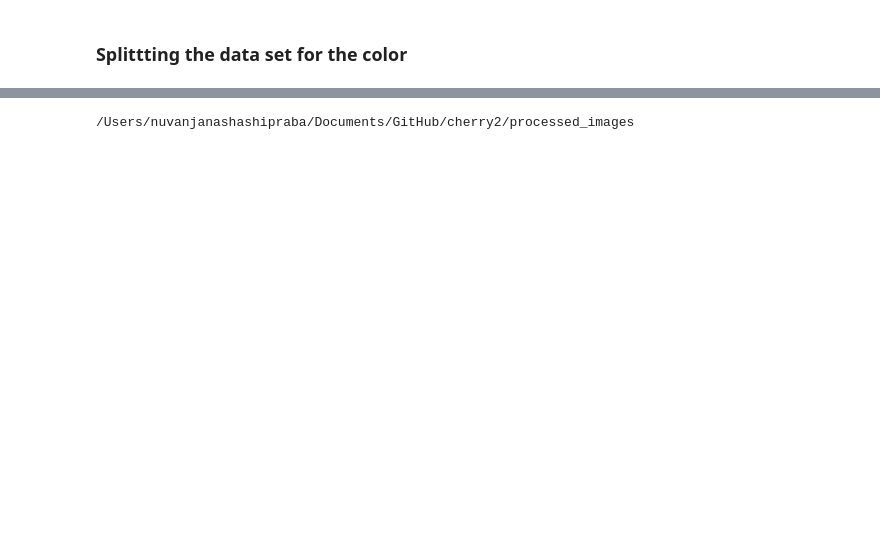
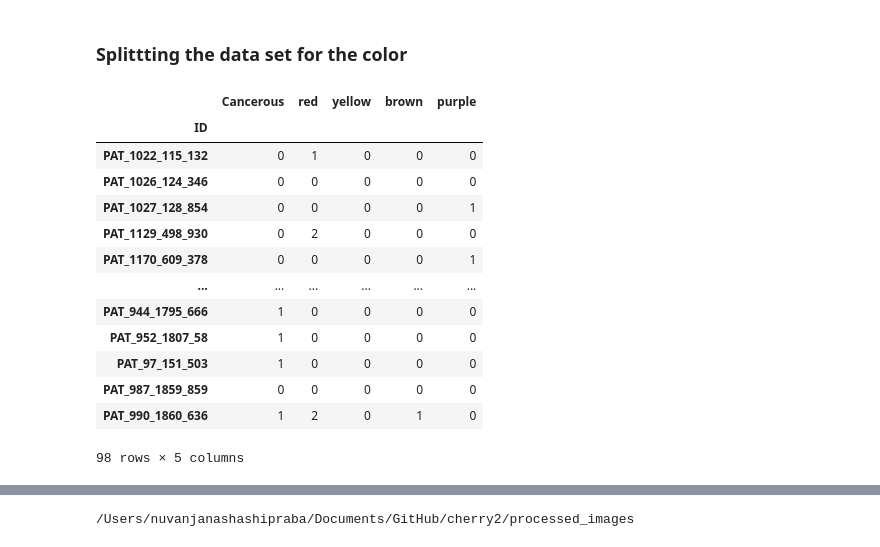
Before and after one commit to aminemine31/cherry2, a Jupyter notebook: G14mainnotebookversion-2.ipynb, the cells around one changed output, grey strips where cells are left out. Saved outputs shown, nothing was run; the diff lists cells and outputs as text; code cells hidden in the pictures; blank space fills up the shorter version.

```diff
--- a/G14mainnotebookversion-2.ipynb
+++ b/G14mainnotebookversion-2.ipynb
@@ -37,0 +63,4 @@ ground_truth = '/Users/theakaroline/Documents/GitHub/Cherry2/ground_truth.csv'
+# %%
+to_be_cancerous_or_not_to_be = groundTruth_df.loc[:, ['Cancerous']]
+#to_be_cancerous_or_not_to_be = groundTruth_df[['ID', 'Cancerous']].copy()
+to_be_cancerous_or_not_to_be
@@ -37,0 +133,22 @@ ground_truth = '/Users/theakaroline/Documents/GitHub/Cherry2/ground_truth.csv'
+# %%
+#cancerous_images = groundTruth_df.index[cancerous_mask].tolist()
+#non_cancerous_images = groundTruth_df.index[non_cancerous_mask].tolist()
+# # #So, cancerous_images is a list of image IDs for cancerous skin lesions
+# # in our GroundTruth dataframe
+
+path_to_all_images = []
+for i in the_path:
+     path_to_all = os.path.join(image_folder_path, i + ".png")
+     path_to_all_images.append(path_to_all)
+
+# #path to cancerous images
+cancerous_with_masks = []
+for i in cancerous_mask_list:
+     cancerous_path = os.path.join(image_folder_path, i + ".png")
+     cancerous_with_masks.append(cancerous_path)
+
+# # #path to non cancerous images
+non_cancerous_with_masks = []
+for i in non_cancerous_mask_list:
+     non_cancerous_path = os.path.join(image_folder_path, i + ".png")
+     non_cancerous_with_masks.append(non_cancerous_path)
@@ -491,3 +583,30 @@ def accuracy_test(k,train,classes,test,classes_test):
     return np.mean(perform1)
 # %% [markdown]
 ### Splittting the data set for the color
+# %%
+red_values = list(map(extract_red_scale, path_to_all_images))
+yellow_values = list(map(extract_yellow_scale, path_to_all_images))
+brown_values = list(map(extract_brown_scale, path_to_all_images))
+purple_values = list(map(extract_purple_scale, path_to_all_images))
+
+to_be_cancerous_or_not_to_be['red'] = np.array(red_values)
+to_be_cancerous_or_not_to_be['yellow'] = np.array(yellow_values)
+to_be_cancerous_or_not_to_be['brown'] = np.array(brown_values)
+to_be_cancerous_or_not_to_be['purple'] = np.array(purple_values)
+to_be_cancerous_or_not_to_be
+# print(df['new_col'] = mylist)
+# %% [output]
+|  | Cancerous | red | yellow | brown | purple |
+| ID |  |  |  |  |  |
+| PAT_1022_115_132 | 0 | 1 | 0 | 0 | 0 |
+| PAT_1026_124_346 | 0 | 0 | 0 | 0 | 0 |
+| PAT_1027_128_854 | 0 | 0 | 0 | 0 | 1 |
+| PAT_1129_498_930 | 0 | 2 | 0 | 0 | 0 |
+| PAT_1170_609_378 | 0 | 0 | 0 | 0 | 1 |
+| ... | ... | ... | ... | ... | ... |
+| PAT_944_1795_666 | 1 | 0 | 0 | 0 | 0 |
+| PAT_952_1807_58 | 1 | 0 | 0 | 0 | 0 |
+| PAT_97_151_503 | 1 | 0 | 0 | 0 | 0 |
+| PAT_987_1859_859 | 0 | 0 | 0 | 0 | 0 |
+| PAT_990_1860_636 | 1 | 2 | 0 | 1 | 0 |
+98 rows × 5 columns
```
Also changed, not shown: parts of 31 cells of this notebook.
